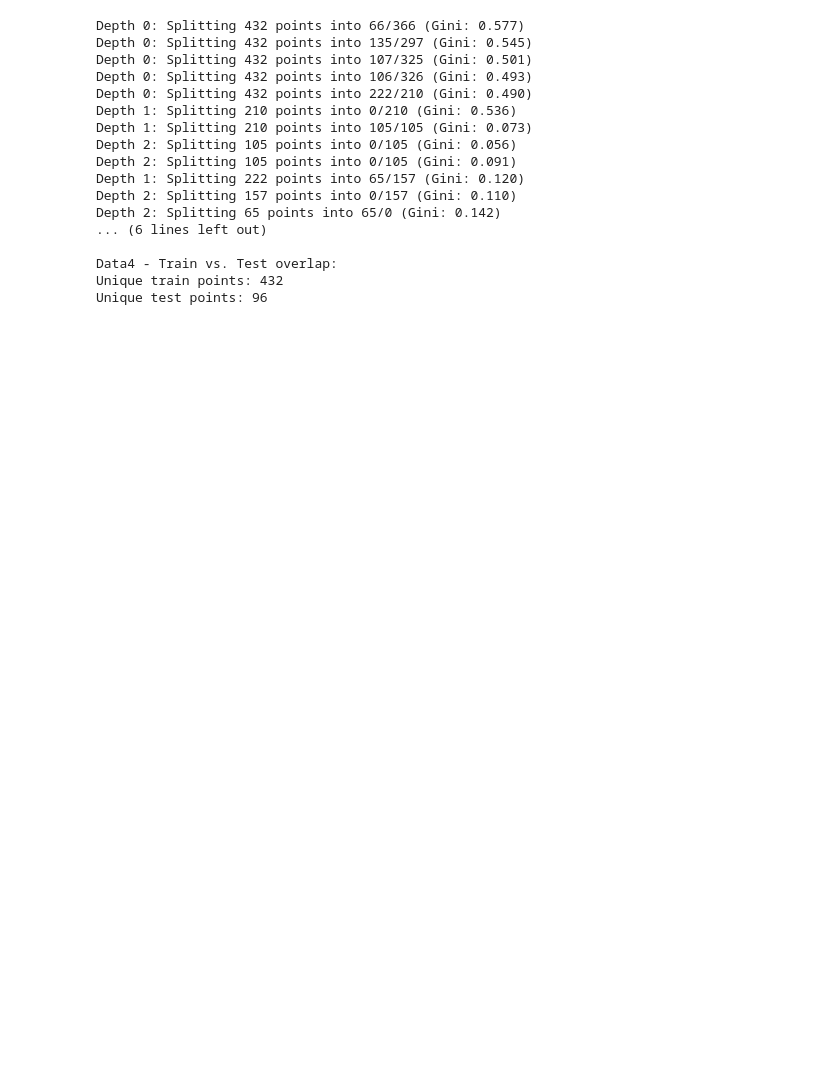
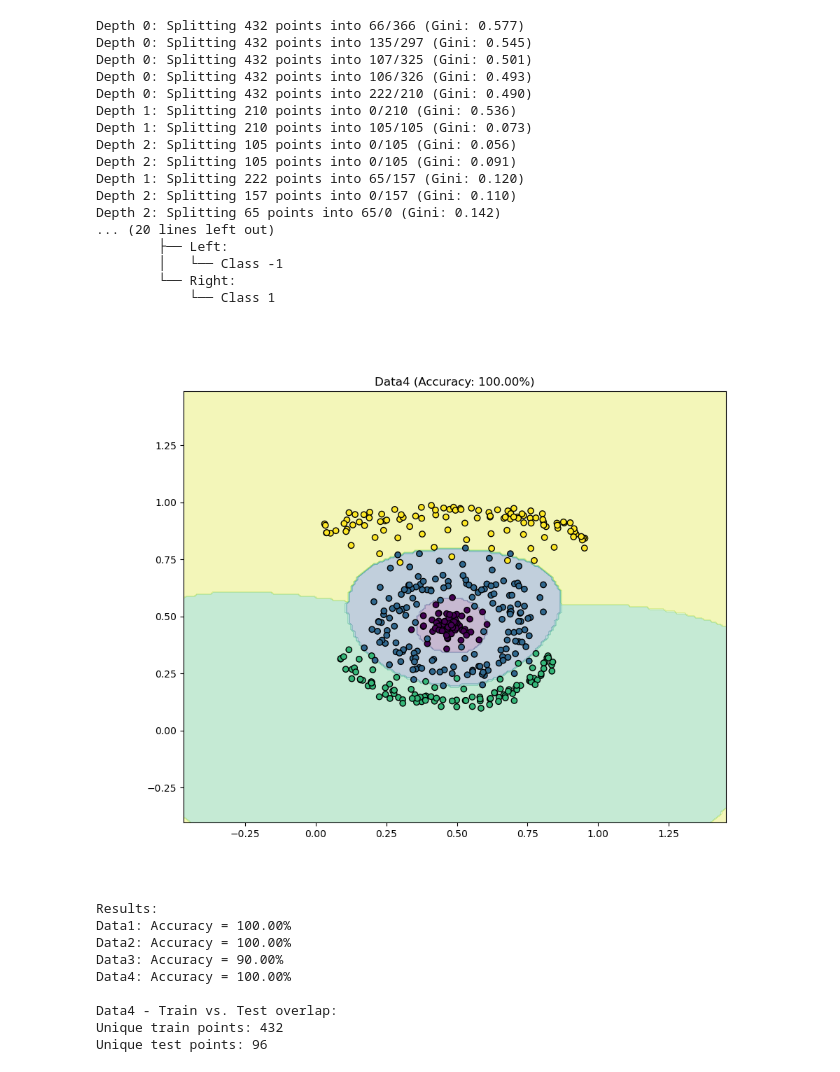
Before and after one commit to kdchafin/codespaces-jupyter, a Jupyter notebook: notebooks/temp.ipynb, the cells around one changed output. Drawn from its saved outputs; the diff is of its cells as text; code cells hidden in the pictures; blank space fills up the shorter version.

Commit message:
Added visualization for tree structure for each plot for debugging Added interactive plot for Data4 Deletes all old plots on each run

```diff
--- a/notebooks/temp.ipynb
+++ b/notebooks/temp.ipynb
@@ -58,6 +58,23 @@ def calculate_gini(y_left, y_right):
         return 1 - np.sum(probs**2)
 
     return (n_left/n_total)*_gini(y_left) + (n_right/n_total)*_gini(y_right)
+
+def print_tree(node, indent="", feature_names=["x", "y"]):
+    if node.is_leaf:
+        print(f"{indent}└── Class {node.class_label}")
+        return
+
+    # Print node split (using SVM's decision boundary)
+    if hasattr(node.svm_model, 'coef_'):
+        w = node.svm_model.coef_[0]
+        b = node.svm_model.intercept_[0]
+        print(f"{indent}├── SVM: {w[0]:.2f}*{feature_names[0]} + {w[1]:.2f}*{feature_names[1]} + {b:.2f} >= 0")
+
+    # Recurse on children
+    print(f"{indent}├── Left:")
+    print_tree(node.left, indent + "│   ")
+    print(f"{indent}└── Right:")
+    print_tree(node.right, indent + "    ")
 # %%
 # Core Functions
 class TreeNode:
@@ -139,6 +156,7 @@ def visualize_tree(tree, X_original, y, scaler, title="Decision Boundaries"):
 # %%
 # Main Execution
 def main():
+    plt.close('all')
     datasets = ['Data1', 'Data2', 'Data3', 'Data4']
     results = []
 
@@ -155,14 +173,14 @@ def main():
         num_classes = len(np.unique(y_train))
         max_depth = int(np.ceil(np.log2(num_classes)) + 1)
 
-        tree = build_tree(X_train_scaled, y_train, max_depth=max_depth, kernel=kernel)
+        tree = build_tree(X_train_scaled, y_train, max_depth=2, kernel=kernel)
+        print("\nDecision Tree Structure:")
+        print_tree(tree)
         y_pred = [predict(tree, x) for x in X_test_scaled]
         acc = accuracy_score(y_test, y_pred)
         results.append((ds, acc))
 
-        if ds.lower() != 'data4':
-            visualize_tree(tree, X_train, y_train, scaler,  # Pass original X and scaler
-                          title=f"{ds} (Accuracy: {acc:.2%})")
+        visualize_tree(tree, X_train, y_train, scaler, title=f"{ds} (Accuracy: {acc:.2%})")
 
     print("\nResults:")
     for ds, acc in results:
@@ -196,18 +253,28 @@ Depth 2: Splitting 88 points into 88/0 (Gini: 0.146)
 [figure]
 Depth 0: Splitting 432 points into 66/366 (Gini: 0.577)
 Depth 0: Splitting 432 points into 135/297 (Gini: 0.545)
 Depth 0: Splitting 432 points into 107/325 (Gini: 0.501)
 Depth 0: Splitting 432 points into 106/326 (Gini: 0.493)
 Depth 0: Splitting 432 points into 222/210 (Gini: 0.490)
 Depth 1: Splitting 210 points into 0/210 (Gini: 0.536)
 Depth 1: Splitting 210 points into 105/105 (Gini: 0.073)
 Depth 2: Splitting 105 points into 0/105 (Gini: 0.056)
 Depth 2: Splitting 105 points into 0/105 (Gini: 0.091)
 Depth 1: Splitting 222 points into 65/157 (Gini: 0.120)
 Depth 2: Splitting 157 points into 0/157 (Gini: 0.110)
 Depth 2: Splitting 65 points into 65/0 (Gini: 0.142)
-... (6 lines left out)
-
-Data4 - Train vs. Test overlap:
-Unique train points: 432
-Unique test points: 96
+... (20 lines left out)
+        ├── Left:
+        │   └── Class -1
+        └── Right:
+            └── Class 1
+[figure, added]
+Results:
+Data1: Accuracy = 100.00%
+Data2: Accuracy = 100.00%
+Data3: Accuracy = 90.00%
+Data4: Accuracy = 100.00%
+
+Data4 - Train vs. Test overlap:
+Unique train points: 432
+Unique test points: 96
```
Also changed, not shown: parts of 1 cell of this notebook.
